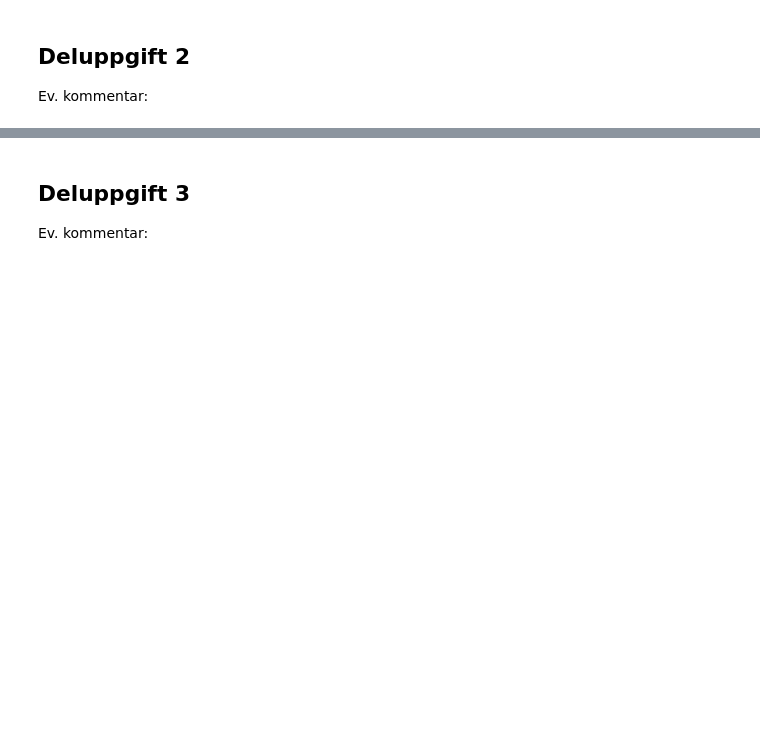
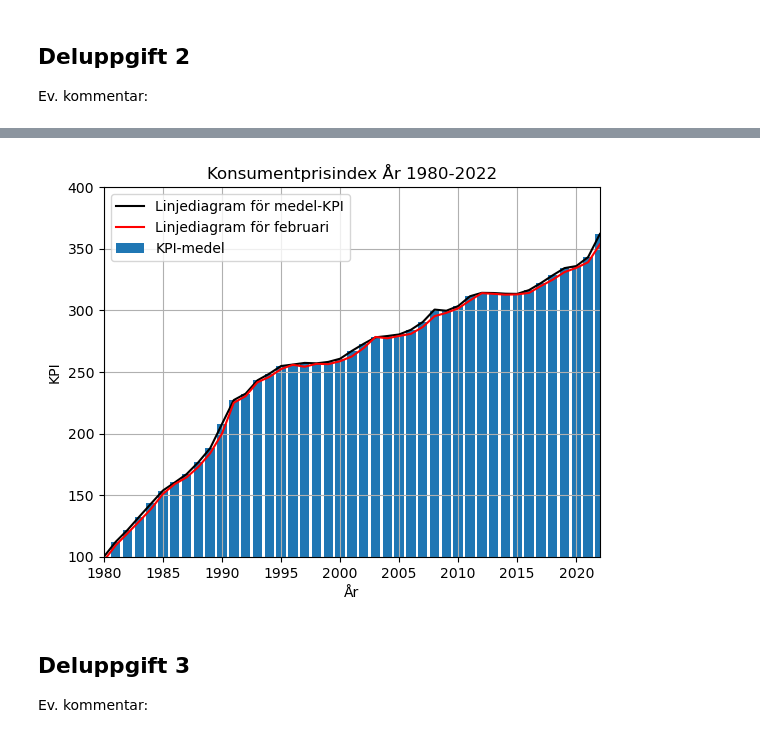
Before and after one commit to LarsCJensen/PythonHB, a Jupyter notebook: Svarsfil_inluppg_1122_A237TG.ipynb, the cells around one changed output, grey strips where cells are left out. Cells and saved outputs as stored; diff of their text form; code cells hidden in the pictures; blank space fills up the shorter version.

```diff
--- a/Svarsfil_inluppg_1122_A237TG.ipynb
+++ b/Svarsfil_inluppg_1122_A237TG.ipynb
@@ -31,10 +31,3 @@ print(livsmedelData[:3])
 # %% [markdown]
 ## Deluppgift 2
 Ev. kommentar:
-# %%
-from matplotlib import pyplot
-
-month = input("For which month do you want to plot KPI?")
-
-pyplot.plot(kpiData)
-pyplot.show
@@ -43,0 +34,82 @@ TypeError: unhashable type: 'list'
+# %%
+import matplotlib.pyplot as plt
+
+
+def calculate_yearly_means():
+    yearly_means = []
+    for year in kpiData[1:]:
+        yearly_means.append(_calculate_mean_for_year(year))
+    # Vi vill ha värden i stigande årtalsordning
+    yearly_means.reverse()
+    return yearly_means
+
+
+def _calculate_mean_for_year(year):
+    # Första kolumnen innehåller året, så den tar vi bort när vi räknar på medelvärdet
+    # Jag använder mig av list comprehension för att göra om värden till float innan
+    # beräkning av medelvärdet
+    return sum([float(value) for value in year[1:]]) / (len(year) - 1)
+
+
+# Hjälpfunktion för att hämta KPI för en månad
+def get_kpis_for_month(month):
+    values = _get_values_for_month(month)
+    # Vi vill ha värden i stigande årtalsordning
+    values.reverse()
+    return values
+
+
+# Hjälpfunktion för att hämta ut värden för en specifik månad
+def _get_values_for_month(month):
+    month_values = []
+    # Jag hoppar över första raden eftersom den innehåller rubriker
+    for year in kpiData[1:]:
+        # Om användaren har valt en månad som inte har värde skippar vi den.
+        if not len(year) - 1 < month:
+            month_values.append(float(year[month]))
+
+    return month_values
+
+
+# Hjälpfunktion för att hämta alla år från filen
+def get_years():
+    years = []
+    for year in kpiData[1:]:
+        # Året finns i första kolumnen
+        years.append(int(year[0]))
+    # Jag sorterar listan så att vi får åren i rätt ordning
+    years.sort()
+    return years
+
+
+# Jag gör en oändlig loop tills användaren matar in ett accepterat värde
+while True:
+    month = input("För vilken månad som KPI ska presenteras? ")
+    try:
+        # Om användaren matat in ett värde som inte kan konverteras till int så
+        # slängs ett ValueError och loopen kör vidare.
+        month = int(month)
+        if month > 12 or month < 0:
+            continue
+        # Vi har fått ett giltigt månadsnummer
+        break
+    except ValueError:
+        continue
+
+years = get_years()
+yearly_means = calculate_yearly_means()
+monthly_kpis = get_kpis_for_month(month)
+
+plt.plot(years, yearly_means, color="black", label="Linjediagram för medel-KPI")
+plt.bar(years, yearly_means, label="KPI-medel")
+plt.plot(years, monthly_kpis, color="red", label="Linjediagram för februari")
+plt.title("Konsumentprisindex År 1980-2022")
+plt.xlabel("År")
+# Här sätter jag startvärden för x- och y-axeln
+plt.xlim([1980, 2022])
+plt.ylim([100, 400])
+plt.ylabel("KPI")
+plt.grid()
+plt.legend()
+plt.show()
+# %% [output]
@@ -44,3 +119,4 @@ TypeError: unhashable type: 'list'
+[figure, added]
 # %% [markdown]
 ## Deluppgift 3
 Ev. kommentar:
```
Also changed, not shown: parts of 3 cells of this notebook, 1 other file.
